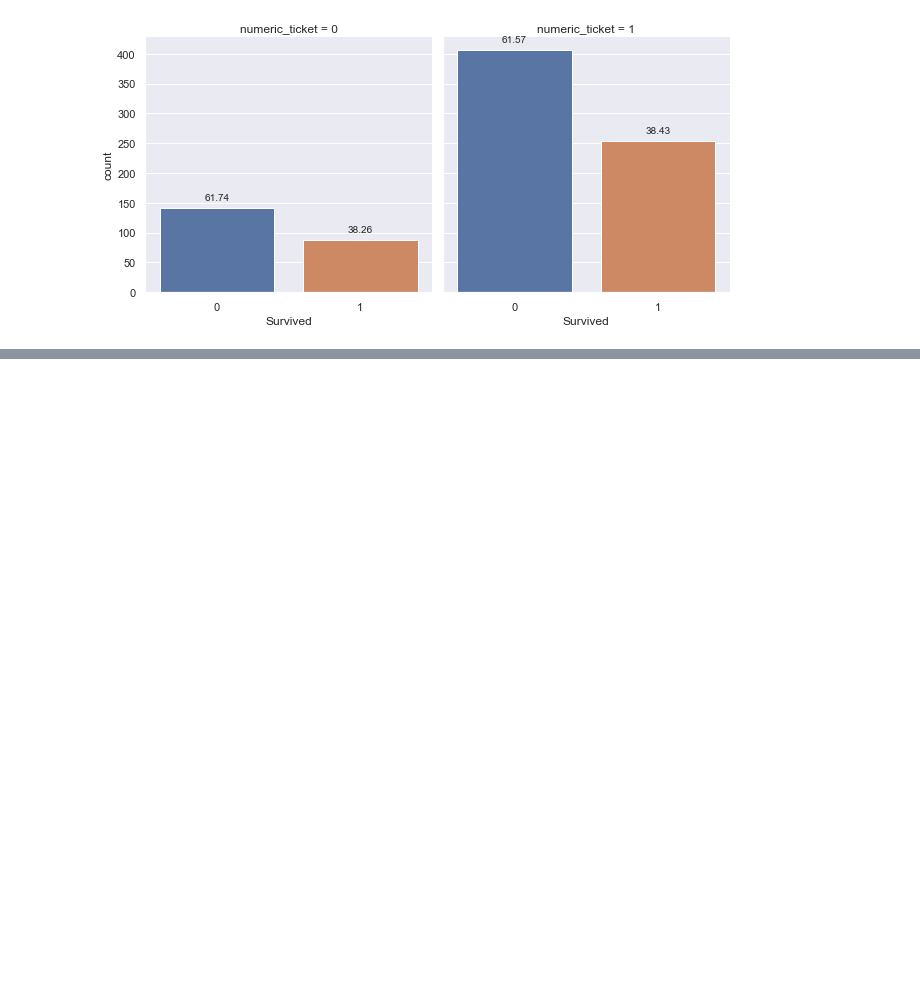
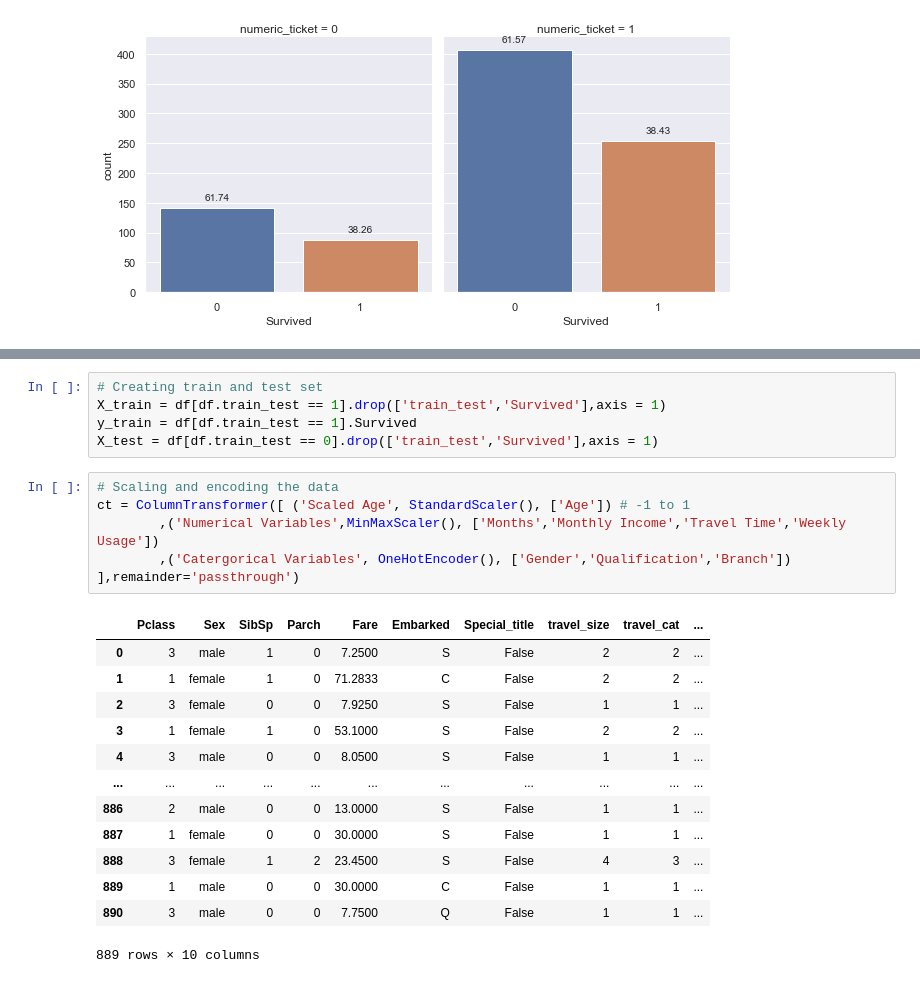
Before and after one commit to kelvintanwm/Kaggle, a Jupyter notebook: 1. Titanic/titanic_project.ipynb, the cells around one changed output, grey strips where cells are left out. Saved outputs shown, nothing was run; the diff lists cells and outputs as text; blank space fills up the shorter version.

```diff
--- a/1. Titanic/titanic_project.ipynb
+++ b/1. Titanic/titanic_project.ipynb
@@ -547,0 +666,25 @@ training[training.SibSp > 3]
+# %%
+# Creating train and test set
+X_train = df[df.train_test == 1].drop(['train_test','Survived'],axis = 1)
+y_train = df[df.train_test == 1].Survived
+X_test = df[df.train_test == 0].drop(['train_test','Survived'],axis = 1)
+# %%
+# Scaling and encoding the data
+ct = ColumnTransformer([ ('Scaled Age', StandardScaler(), ['Age']) # -1 to 1
+        ,('Numerical Variables',MinMaxScaler(), ['Months','Monthly Income','Travel Time','Weekly Usage'])
+        ,('Catergorical Variables', OneHotEncoder(), ['Gender','Qualification','Branch'])
+],remainder='passthrough')
+# %% [output]
+|  | Pclass | Sex | SibSp | Parch | Fare | Embarked | Special_title | travel_size | travel_cat | ... |
+| 0 | 3 | male | 1 | 0 | 7.2500 | S | False | 2 | 2 | ... |
+| 1 | 1 | female | 1 | 0 | 71.2833 | C | False | 2 | 2 | ... |
+| 2 | 3 | female | 0 | 0 | 7.9250 | S | False | 1 | 1 | ... |
+| 3 | 1 | female | 1 | 0 | 53.1000 | S | False | 2 | 2 | ... |
+| 4 | 3 | male | 0 | 0 | 8.0500 | S | False | 1 | 1 | ... |
+| ... | ... | ... | ... | ... | ... | ... | ... | ... | ... | ... |
+| 886 | 2 | male | 0 | 0 | 13.0000 | S | False | 1 | 1 | ... |
+| 887 | 1 | female | 0 | 0 | 30.0000 | S | False | 1 | 1 | ... |
+| 888 | 3 | female | 1 | 2 | 23.4500 | S | False | 4 | 3 | ... |
+| 889 | 1 | male | 0 | 0 | 30.0000 | C | False | 1 | 1 | ... |
+| 890 | 3 | male | 0 | 0 | 7.7500 | Q | False | 1 | 1 | ... |
+889 rows × 10 columns
```
Also changed, not shown: parts of 25 cells of this notebook.
